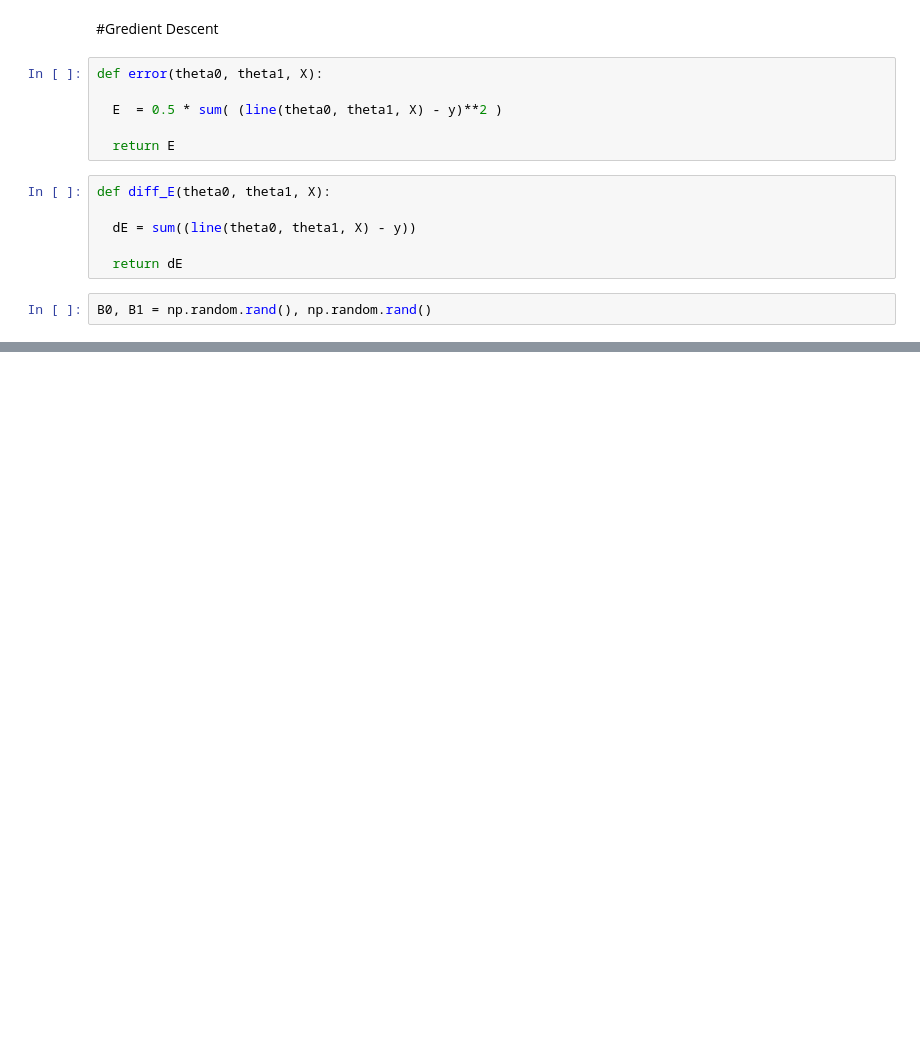
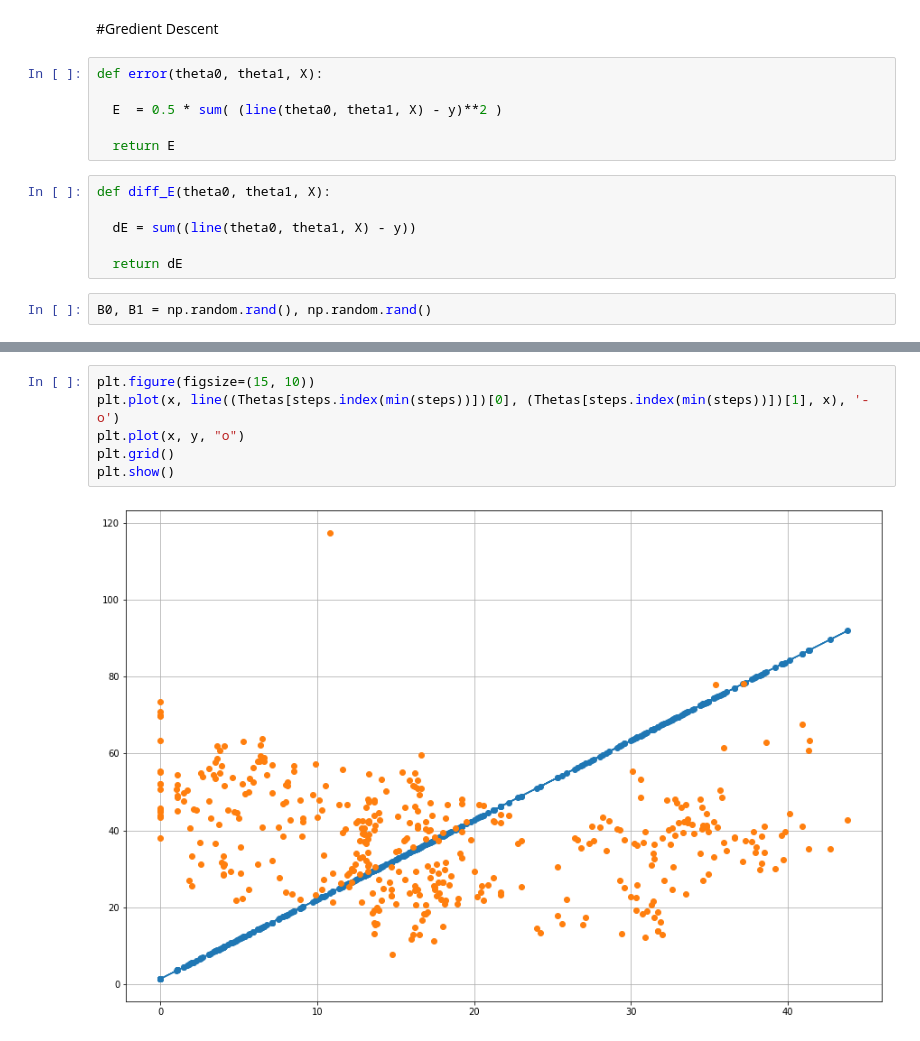
Before and after one commit to Mohammadkaviany/MachineLearning, a Jupyter notebook: Linear_Regression.ipynb, the cells around one changed output, grey strips where cells are left out. Drawn from its saved outputs; the diff is of its cells as text; blank space fills up the shorter version.

```diff
--- a/Linear_Regression.ipynb
+++ b/Linear_Regression.ipynb
@@ -115,0 +149,8 @@ print(iter)
+# %%
+plt.figure(figsize=(15, 10))
+plt.plot(x, line((Thetas[steps.index(min(steps))])[0], (Thetas[steps.index(min(steps))])[1], x), '-o')
+plt.plot(x, y, "o")
+plt.grid()
+plt.show()
+# %% [output]
+[figure, added]
```
Also changed, not shown: parts of 7 cells of this notebook.
